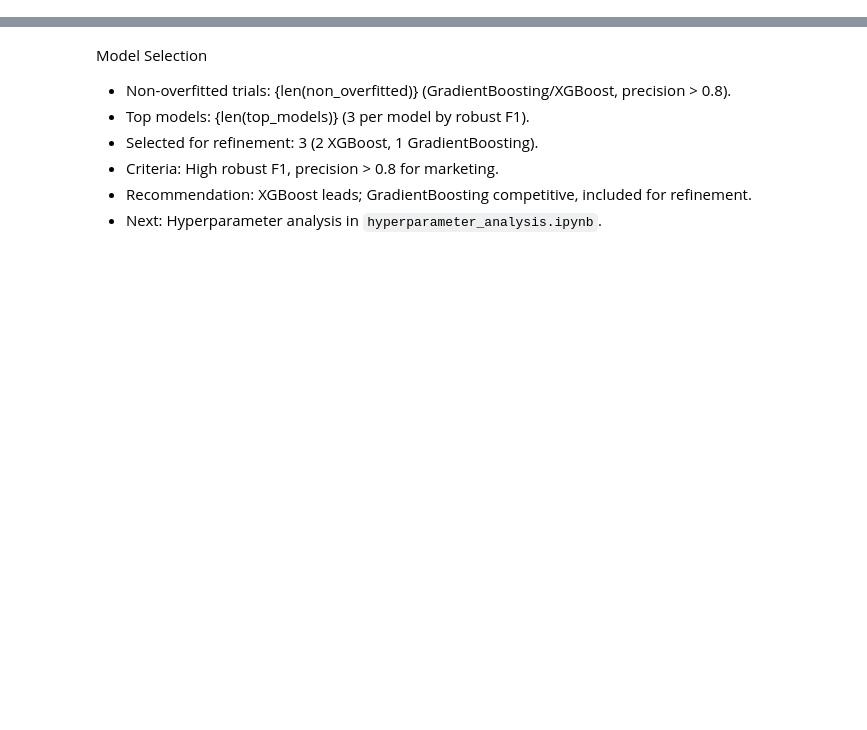
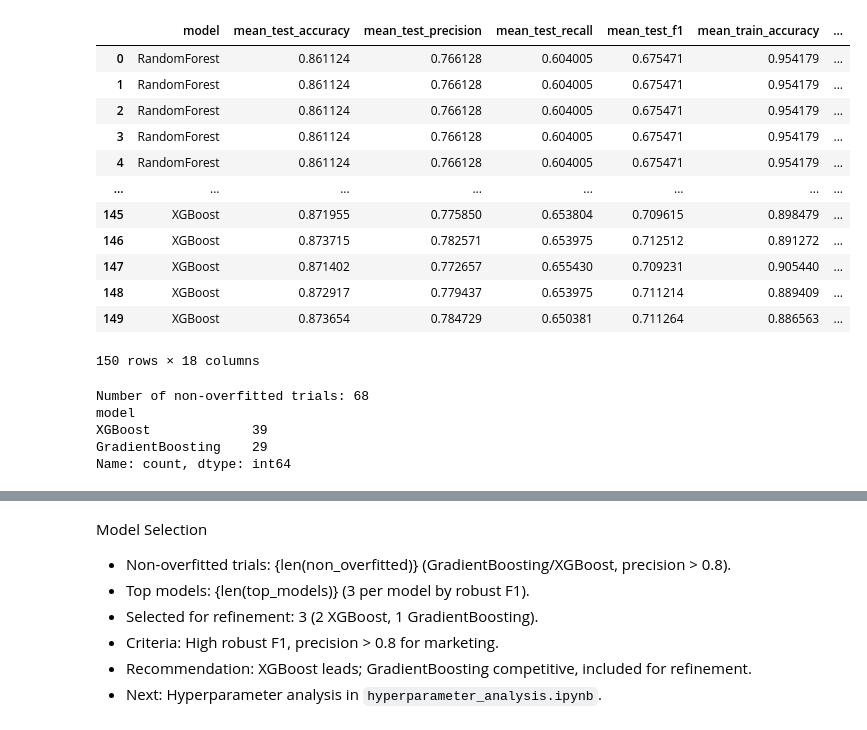
Before and after one commit to Albert-Gamarro/course-applied-machine-learning-ensemble-learning, a Jupyter notebook: notebooks/model_selection.ipynb, the cells around one changed output, grey strips where cells are left out. Saved outputs shown, nothing was run; the diff lists cells and outputs as text; code cells hidden in the pictures; blank space fills up the shorter version.

```diff
--- a/notebooks/model_selection.ipynb
+++ b/notebooks/model_selection.ipynb
@@ -42,8 +16,50 @@ top_models = pd.concat(top_models).reset_index(drop=True)
 # %%
 # Parse params for readability
-
-params_df = pd.json_normalize(top_models["params"])
-top_models = pd.concat([top_models.drop(columns="params"), params_df], axis=1)
+# Convert stringified dicts to real dicts
+results["params"] = results["params"].apply(parse_params)
+# Parse params for readability
+params_df = pd.json_normalize(results["params"])
+results = pd.concat([results.drop(columns="params"), params_df], axis=1)
+results
+# %% [output]
+|  | model | mean_test_accuracy | mean_test_precision | mean_test_recall | mean_test_f1 | mean_train_accuracy | ... |
+| 0 | RandomForest | 0.861124 | 0.766128 | 0.604005 | 0.675471 | 0.954179 | ... |
+| 1 | RandomForest | 0.861124 | 0.766128 | 0.604005 | 0.675471 | 0.954179 | ... |
+| 2 | RandomForest | 0.861124 | 0.766128 | 0.604005 | 0.675471 | 0.954179 | ... |
+| 3 | RandomForest | 0.861124 | 0.766128 | 0.604005 | 0.675471 | 0.954179 | ... |
+| 4 | RandomForest | 0.861124 | 0.766128 | 0.604005 | 0.675471 | 0.954179 | ... |
+| ... | ... | ... | ... | ... | ... | ... | ... |
+| 145 | XGBoost | 0.871955 | 0.775850 | 0.653804 | 0.709615 | 0.898479 | ... |
+| 146 | XGBoost | 0.873715 | 0.782571 | 0.653975 | 0.712512 | 0.891272 | ... |
+| 147 | XGBoost | 0.871402 | 0.772657 | 0.655430 | 0.709231 | 0.905440 | ... |
+| 148 | XGBoost | 0.872917 | 0.779437 | 0.653975 | 0.711214 | 0.889409 | ... |
+| 149 | XGBoost | 0.873654 | 0.784729 | 0.650381 | 0.711264 | 0.886563 | ... |
+150 rows × 18 columns
+# %%
+# Filter out overfitted trials s
+non_overfitted = results[
+    (results["overfit"] < 0.05)
+    & (
+        results["model"] != "RandomForest"
+    )  # Exclude RandomForest due to consistent overfitting (not generalizing well)
+    & (
+        results["mean_test_precision"] > 0.78
+    )  # Marketing: minimize false positives
+].copy()
+print(f"\nNumber of non-overfitted trials: {len(non_overfitted)}")
+
+print(non_overfitted["model"].value_counts())
+
+# Calculate robust F1
+non_overfitted["robust_f1"] = (
+    non_overfitted["mean_test_f1"] - 0.3 * non_overfitted["overfit"]
+)
+# %% [output]
+Number of non-overfitted trials: 68
+model
+XGBoost             39
+GradientBoosting    29
+Name: count, dtype: int64
 # %%
 # Build summary table
 summary_cols = [
```
Also changed, not shown: parts of 10 cells of this notebook, 13 other files.
